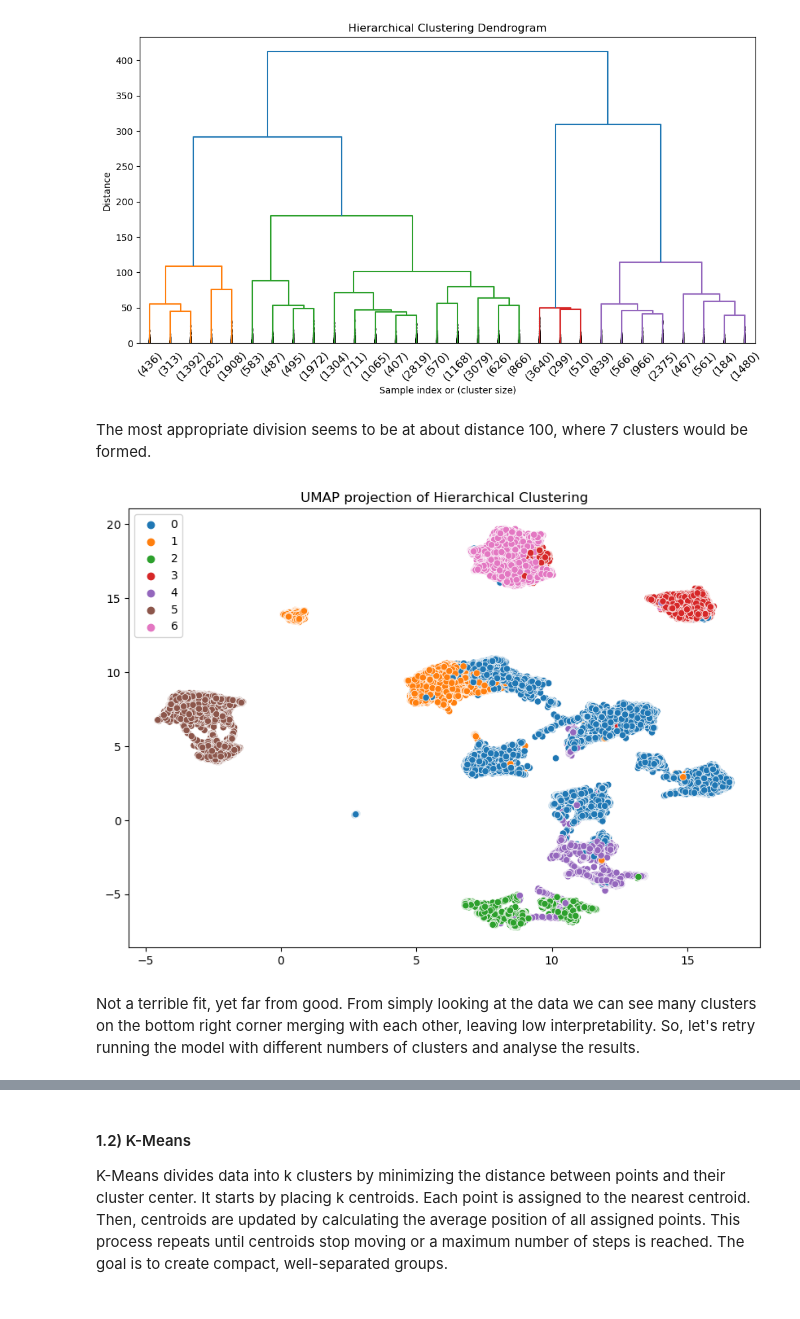
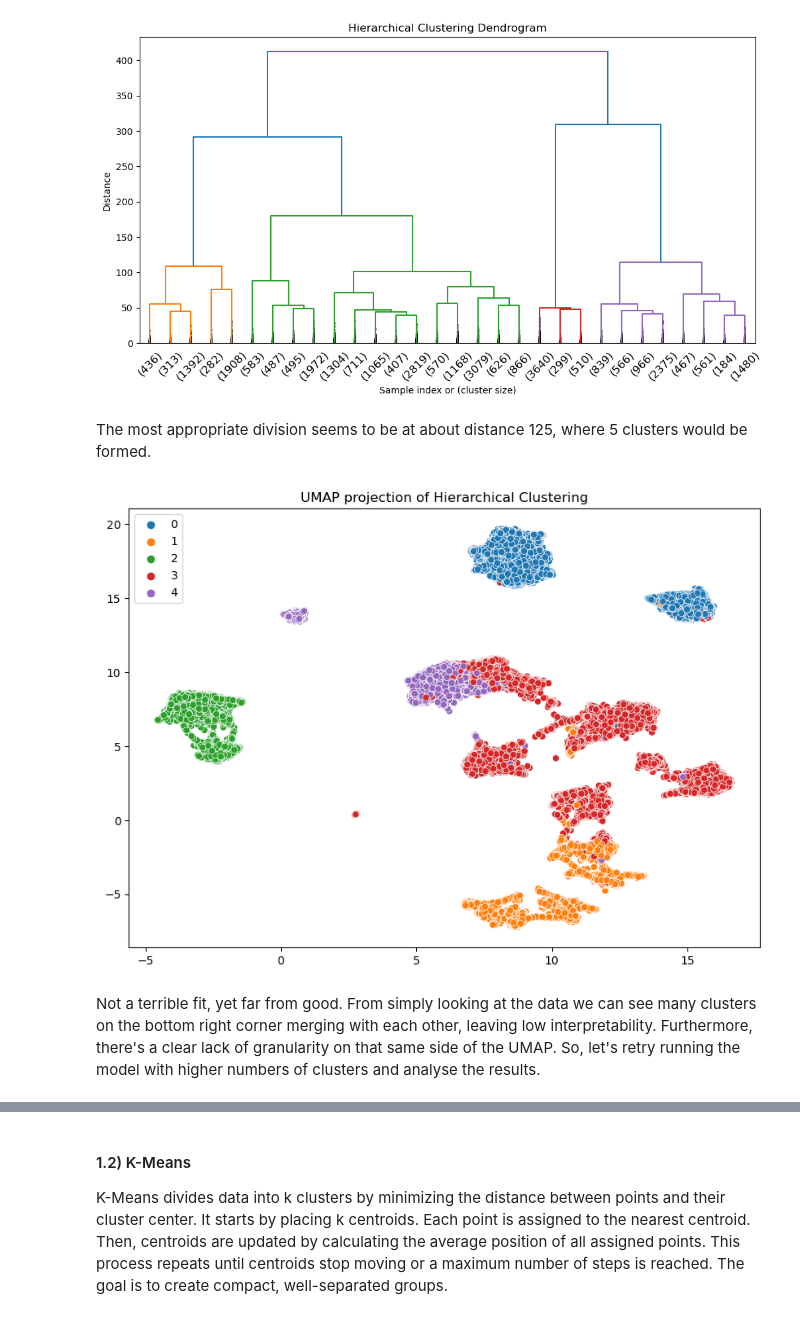
Before and after one commit to tiagocrz/ML-II-Customer-Segmentation, a Jupyter notebook: Notebooks/Clustering.ipynb, the cells around one changed output, grey strips where cells are left out. Saved outputs shown, nothing was run; the diff lists cells and outputs as text; code cells hidden in the pictures.

Commit message:
Correcting the models after removing a column

```diff
--- a/Notebooks/Clustering.ipynb
+++ b/Notebooks/Clustering.ipynb
@@ -69,21 +69,21 @@ plt.show()
 # %% [output]
 [figure]
 # %% [markdown]
-The most appropriate division seems to be at about distance 100, where 7 clusters would be formed.
+The most appropriate division seems to be at about distance 125, where 5 clusters would be formed.
 # %%
 # creating the model
-agglo = AgglomerativeClustering(n_clusters=7, linkage='ward')  # you can tune n_clusters
+agglo = AgglomerativeClustering(n_clusters=5)
 labels = agglo.fit_predict(clustering_customer_info)
 
 # UMAP visualization
 reducer = umap.UMAP(random_state=42)
 embedding = reducer.fit_transform(clustering_customer_info)
 
 plt.figure(figsize=(10, 7))
 sns.scatterplot(x=embedding[:,0], y=embedding[:,1], hue=labels, palette='tab10')
 plt.title("UMAP projection of Hierarchical Clustering")
 plt.show()
 # %% [output]
-[figure, old version]
+[figure, new version]
 # %% [markdown]
-Not a terrible fit, yet far from good. From simply looking at the data we can see many clusters on the bottom right corner merging with each other, leaving low interpretability. So, let's retry running the model with different numbers of clusters and analyse the results.
+Not a terrible fit, yet far from good. From simply looking at the data we can see many clusters on the bottom right corner merging with each other, leaving low interpretability. Furthermore, there's a clear lack of granularity on that same side of the UMAP. So, let's retry running the model with higher numbers of clusters and analyse the results.
```
Also changed, not shown: parts of 11 cells of this notebook.
